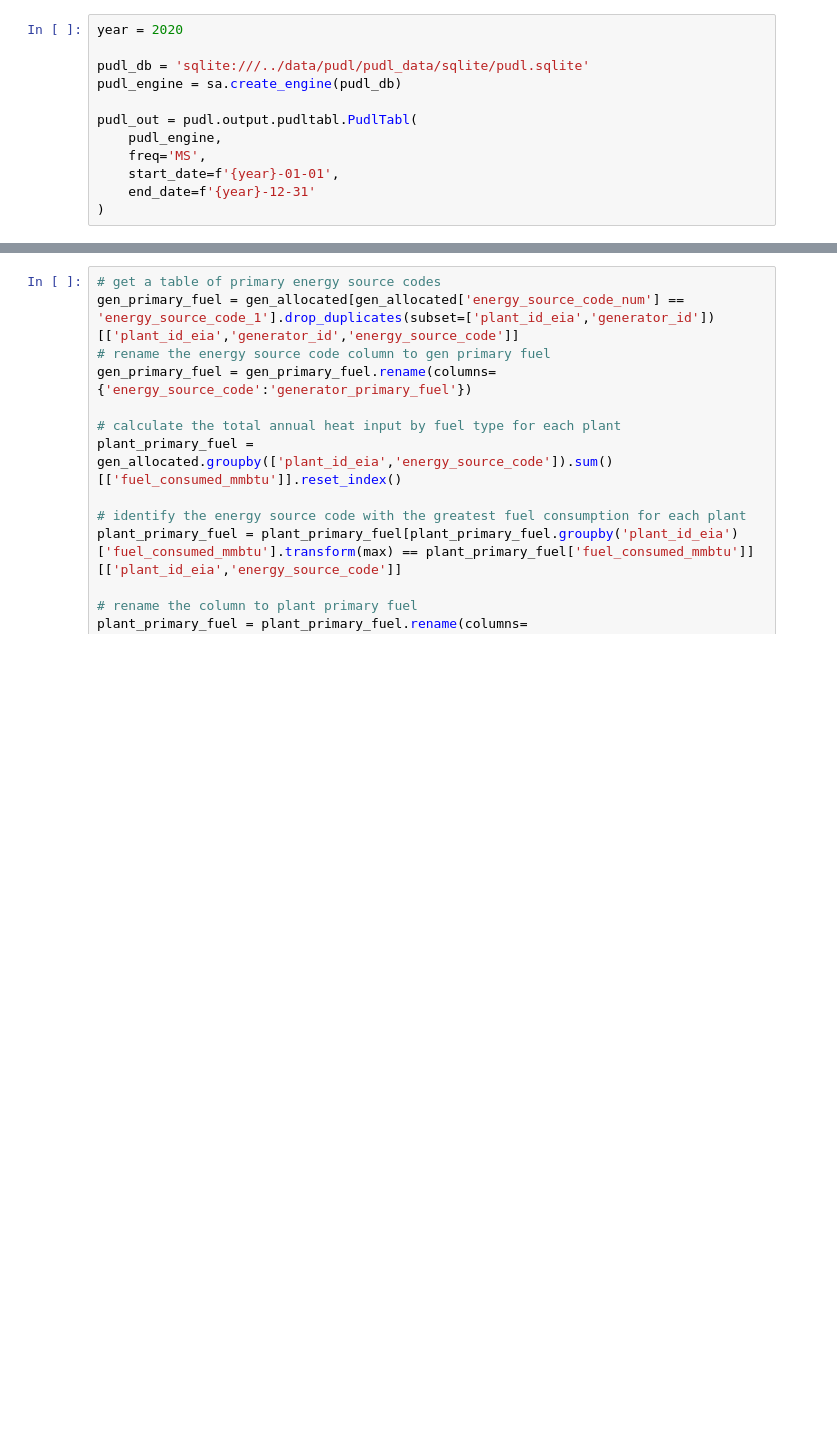
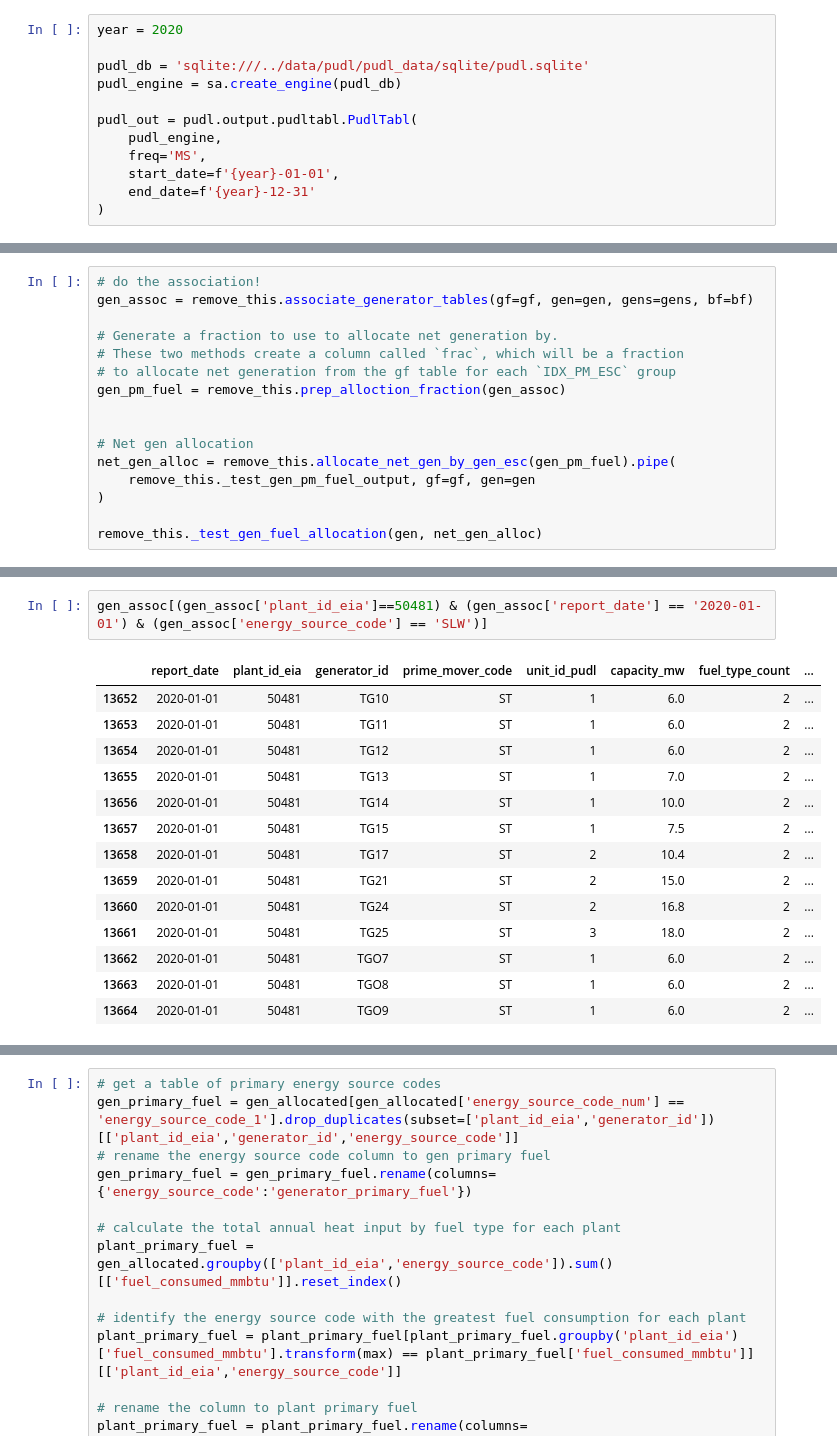
Before and after one commit to singularity-energy/open-grid-emissions, a Jupyter notebook: notebooks/test_distribute_923.ipynb, the cells around one changed output, grey strips where cells are left out. Drawn from its saved outputs; the diff is of its cells as text; blank space fills up the shorter version.

```diff
--- a/notebooks/test_distribute_923.ipynb
+++ b/notebooks/test_distribute_923.ipynb
@@ -48,0 +185,16 @@ gen_allocated
+# %%
+# do the association!
+gen_assoc = remove_this.associate_generator_tables(gf=gf, gen=gen, gens=gens, bf=bf)
+
+# Generate a fraction to use to allocate net generation by.
+# These two methods create a column called `frac`, which will be a fraction
+# to allocate net generation from the gf table for each `IDX_PM_ESC` group
+gen_pm_fuel = remove_this.prep_alloction_fraction(gen_assoc)
+
+
+# Net gen allocation
+net_gen_alloc = remove_this.allocate_net_gen_by_gen_esc(gen_pm_fuel).pipe(
+    remove_this._test_gen_pm_fuel_output, gf=gf, gen=gen
+)
+
+remove_this._test_gen_fuel_allocation(gen, net_gen_alloc)
@@ -48,0 +223,17 @@ gen_allocated
+# %%
+gen_assoc[(gen_assoc['plant_id_eia']==50481) & (gen_assoc['report_date'] == '2020-01-01') & (gen_assoc['energy_source_code'] == 'SLW')]
+# %% [output]
+|  | report_date | plant_id_eia | generator_id | prime_mover_code | unit_id_pudl | capacity_mw | fuel_type_count | ... |
+| 13652 | 2020-01-01 | 50481 | TG10 | ST | 1 | 6.0 | 2 | ... |
+| 13653 | 2020-01-01 | 50481 | TG11 | ST | 1 | 6.0 | 2 | ... |
+| 13654 | 2020-01-01 | 50481 | TG12 | ST | 1 | 6.0 | 2 | ... |
+| 13655 | 2020-01-01 | 50481 | TG13 | ST | 1 | 7.0 | 2 | ... |
+| 13656 | 2020-01-01 | 50481 | TG14 | ST | 1 | 10.0 | 2 | ... |
+| 13657 | 2020-01-01 | 50481 | TG15 | ST | 1 | 7.5 | 2 | ... |
+| 13658 | 2020-01-01 | 50481 | TG17 | ST | 2 | 10.4 | 2 | ... |
+| 13659 | 2020-01-01 | 50481 | TG21 | ST | 2 | 15.0 | 2 | ... |
+| 13660 | 2020-01-01 | 50481 | TG24 | ST | 2 | 16.8 | 2 | ... |
+| 13661 | 2020-01-01 | 50481 | TG25 | ST | 3 | 18.0 | 2 | ... |
+| 13662 | 2020-01-01 | 50481 | TGO7 | ST | 1 | 6.0 | 2 | ... |
+| 13663 | 2020-01-01 | 50481 | TGO8 | ST | 1 | 6.0 | 2 | ... |
+| 13664 | 2020-01-01 | 50481 | TGO9 | ST | 1 | 6.0 | 2 | ... |
```
Also changed, not shown: parts of 13 cells of this notebook, 5 other files.
